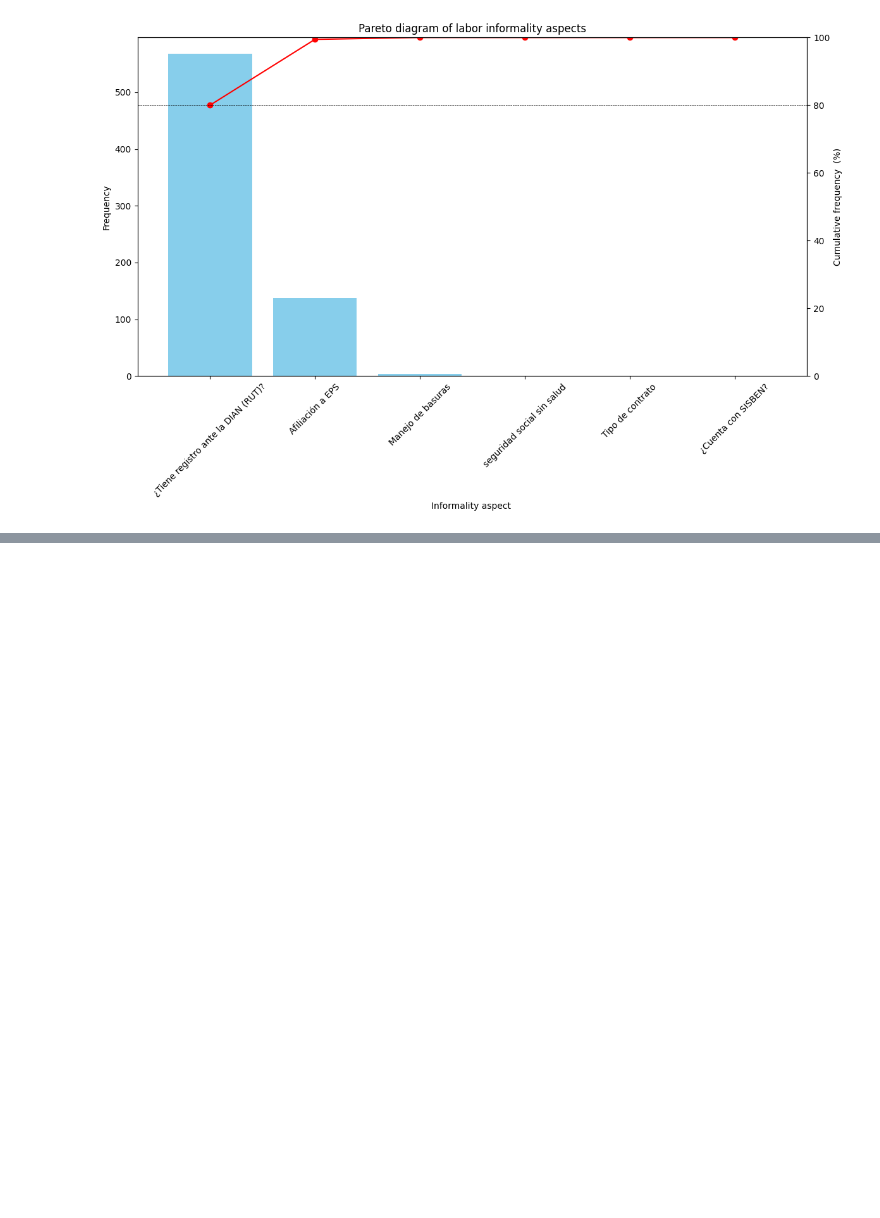
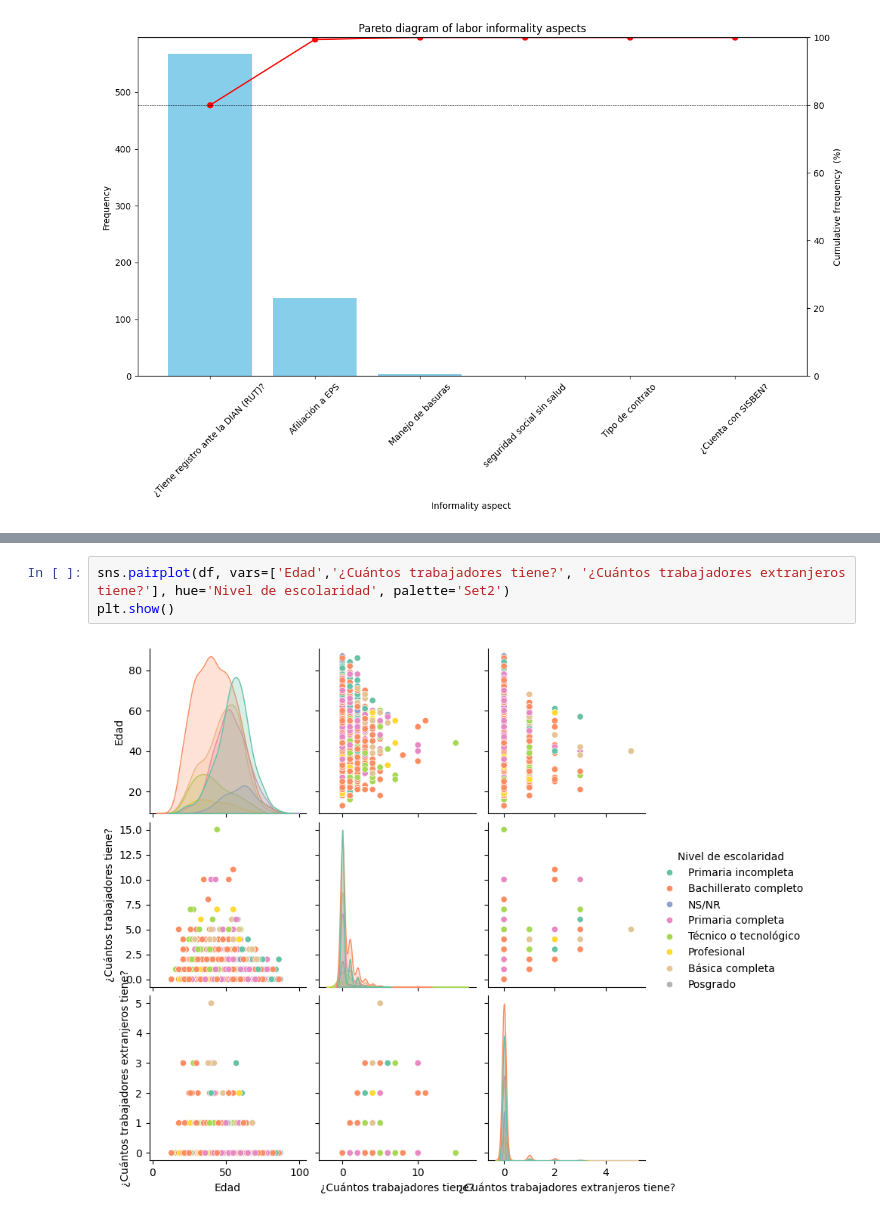
Before and after one commit to Esneider23/Project-talent, a Jupyter notebook: project/eda.ipynb, the cells around one changed output, grey strips where cells are left out. Saved outputs shown, nothing was run; the diff lists cells and outputs as text; blank space fills up the shorter version.

```diff
--- a/project/eda.ipynb
+++ b/project/eda.ipynb
@@ -694,0 +698,5 @@ plt.show()
+# %%
+sns.pairplot(df, vars=['Edad','¿Cuántos trabajadores tiene?', '¿Cuántos trabajadores extranjeros tiene?'], hue='Nivel de escolaridad', palette='Set2')
+plt.show()
+# %% [output]
+[figure, added]
```
Also changed, not shown: parts of 10 cells of this notebook.
